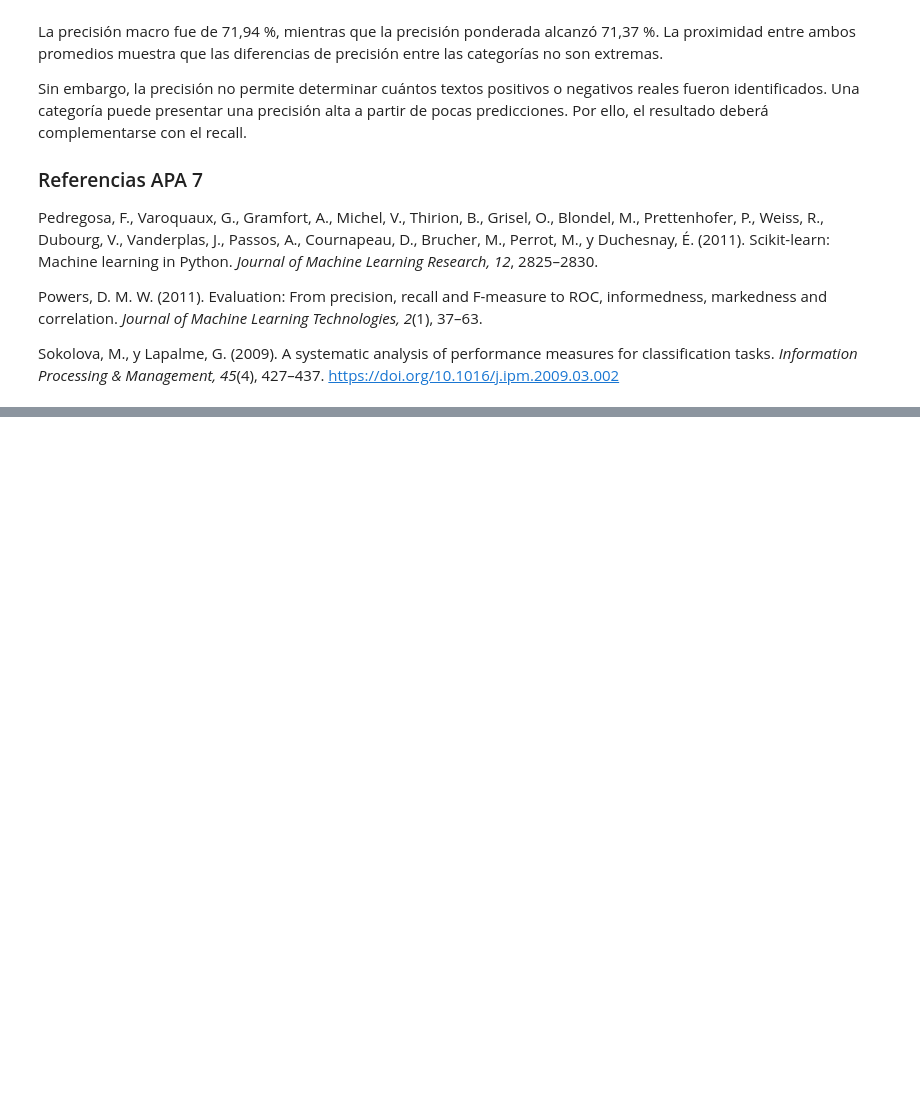
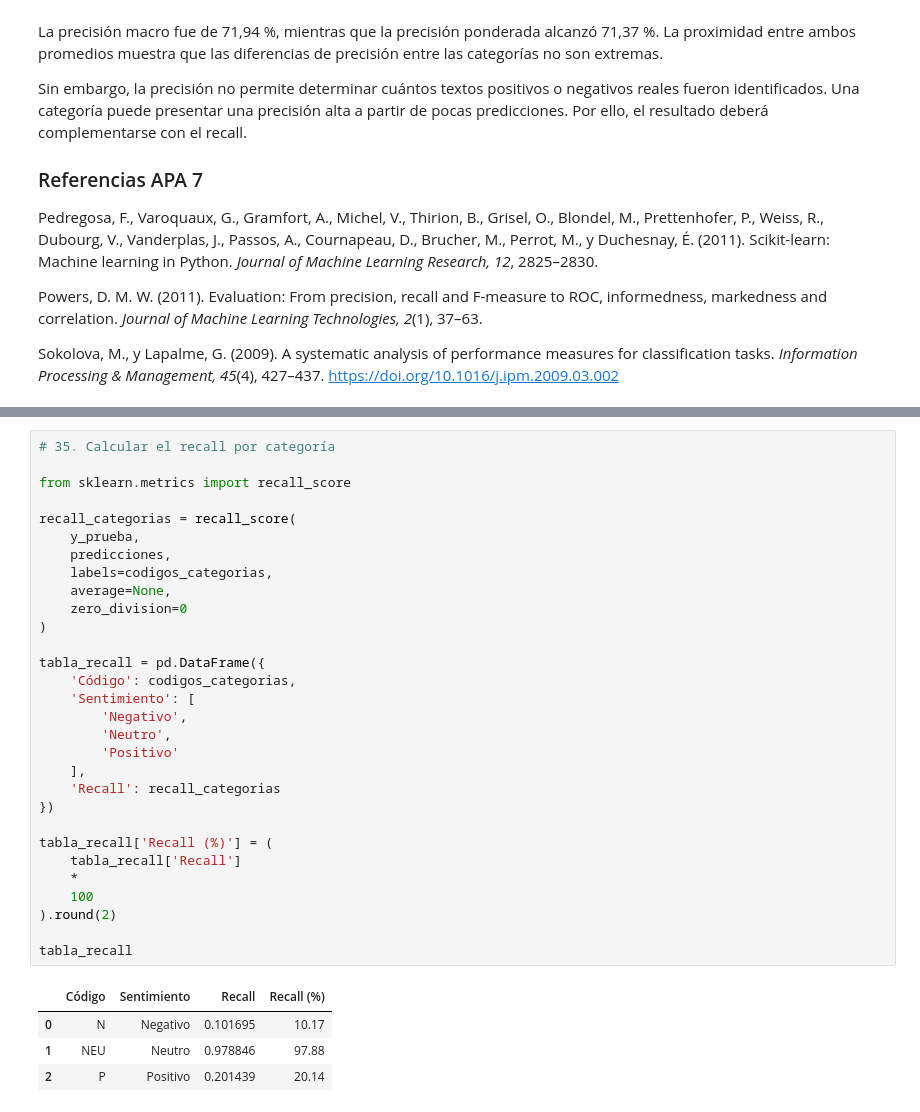
Before and after one commit to cahecaz/TrabajoFinal_analisisdesentimientos, a Jupyter notebook: Analisis_Inicial_IA_Tweets.ipynb, the cells around one changed output, grey strips where cells are left out. Cells and saved outputs as stored; diff of their text form; blank space fills up the shorter version.

Commit message:
Calcula recall y F1-score del analizador Creado con Colab

```diff
--- a/Analisis_Inicial_IA_Tweets.ipynb
+++ b/Analisis_Inicial_IA_Tweets.ipynb
@@ -1645,0 +1657,35 @@ https://doi.org/10.1016/j.ipm.2009.03.002
+# %%
+# 35. Calcular el recall por categoría
+
+from sklearn.metrics import recall_score
+
+recall_categorias = recall_score(
+    y_prueba,
+    predicciones,
+    labels=codigos_categorias,
+    average=None,
+    zero_division=0
+)
+
+tabla_recall = pd.DataFrame({
+    'Código': codigos_categorias,
+    'Sentimiento': [
+        'Negativo',
+        'Neutro',
+        'Positivo'
+    ],
+    'Recall': recall_categorias
+})
+
+tabla_recall['Recall (%)'] = (
+    tabla_recall['Recall']
+    *
+    100
+).round(2)
+
+tabla_recall
+# %% [output]
+|  | Código | Sentimiento | Recall | Recall (%) |
+| 0 | N | Negativo | 0.101695 | 10.17 |
+| 1 | NEU | Neutro | 0.978846 | 97.88 |
+| 2 | P | Positivo | 0.201439 | 20.14 |
```
Also changed, not shown: parts of 7 cells of this notebook.
